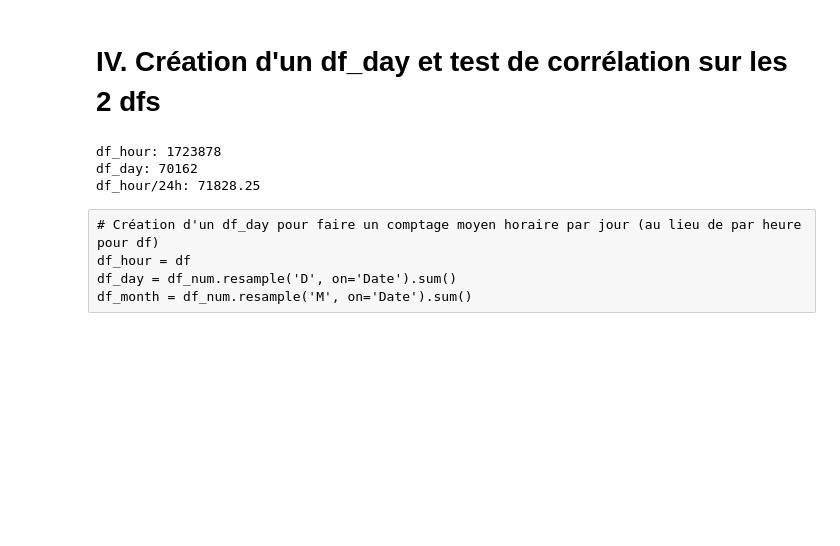
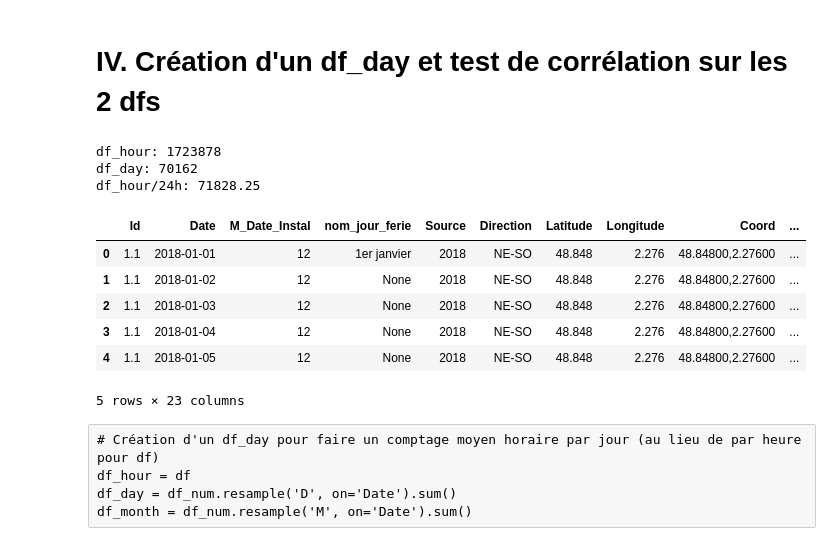
Before and after one commit to tanouar/ParisPyVelib, a Jupyter notebook: Notebook2_Creation df_vélib_meteo & Statistiques.ipynb, the cells around one changed output. Saved outputs shown, nothing was run; the diff lists cells and outputs as text; code cells hidden in the pictures; blank space fills up the shorter version.

```diff
--- a/Notebook2_Creation df_vélib_meteo & Statistiques.ipynb
+++ b/Notebook2_Creation df_vélib_meteo & Statistiques.ipynb
@@ -403,30 +404,38 @@ df_num['Date'] = pd.to_datetime(df_num['Date'])
 # %%
 # Création d'un df_day pour faire un comptage moyen horaire par jour (au lieu de par heure pour df)
 df_hour = df
 
 col_sum = ['Precip_last3h']
 col_mean = ['Count_by_hour', 'T°C', 'HR%', 'High_ice', 'Wind_speed_mean10mn']
 col = ['Id', 'Date','M_Date_Instal','nom_jour_ferie',
        'Source', 'Direction', 'Latitude', 'Longitude','Coord',
        'Y_Date_Count','M_Date_Count', 'D_Date_Count', 'Dweek_Date_Count',
        'vacances_zone_c', 'nom_vacances', 'Confinement_id','Y_Date_Instal']
         #'City_meteo','Address','Date_instal','D_Date_Instal','H_Date_Count','Datetime'
         # ne sont pas ajoutées sinon len(df2) est plus long ce qui n'est pas normal
 dic = {}
 for i in col_sum:
     dic[i] = 'sum'
 for j in col_mean:
     dic[j] = 'mean'
 
 df_day = df.groupby(col).agg(dic).reset_index()
 
 print('df_hour:', len(df_hour))
 print('df_day:', len(df_day))
 print('df_hour/24h:', len(df_hour)/24)
+df_day.head()
 # %% [output]
 df_hour: 1723878
 df_day: 70162
 df_hour/24h: 71828.25
+|  | Id | Date | M_Date_Instal | nom_jour_ferie | Source | Direction | Latitude | Longitude | Coord | ... |
+| 0 | 1.1 | 2018-01-01 | 12 | 1er janvier | 2018 | NE-SO | 48.848 | 2.276 | 48.84800,2.27600 | ... |
+| 1 | 1.1 | 2018-01-02 | 12 | None | 2018 | NE-SO | 48.848 | 2.276 | 48.84800,2.27600 | ... |
+| 2 | 1.1 | 2018-01-03 | 12 | None | 2018 | NE-SO | 48.848 | 2.276 | 48.84800,2.27600 | ... |
+| 3 | 1.1 | 2018-01-04 | 12 | None | 2018 | NE-SO | 48.848 | 2.276 | 48.84800,2.27600 | ... |
+| 4 | 1.1 | 2018-01-05 | 12 | None | 2018 | NE-SO | 48.848 | 2.276 | 48.84800,2.27600 | ... |
+5 rows × 23 columns
 # %% [raw]
 # Création d'un df_day pour faire un comptage moyen horaire par jour (au lieu de par heure pour df)
 df_hour = df
```
Also changed, not shown: parts of 1 cell of this notebook.
